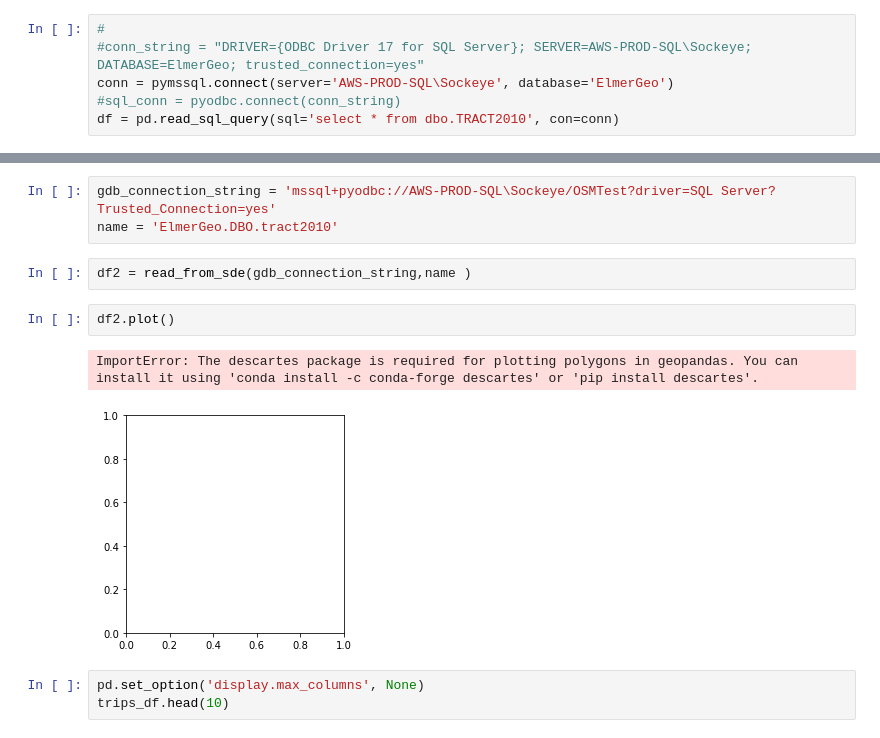
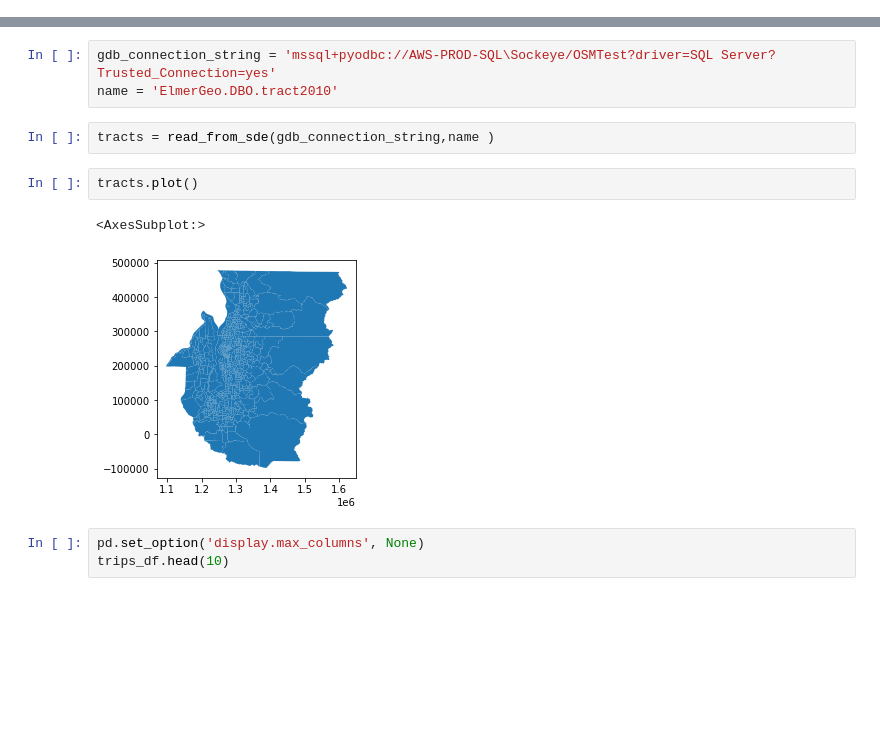
Before and after one commit to psrc/data-science, a Jupyter notebook: inrix/Inrix Sample Data Explorations.ipynb, the cells around one changed output, grey strips where cells are left out. Drawn from its saved outputs; the diff is of its cells as text; blank space fills up the shorter version.

```diff
--- a/inrix/Inrix Sample Data Explorations.ipynb
+++ b/inrix/Inrix Sample Data Explorations.ipynb
@@ -29,9 +42,3 @@ trips_df = pd.read_csv(os.path.join(data_path, 'data', 'trips.csv'), names = tri
 #vehicle data
 vehicle_header = pd.read_csv(os.path.join(data_path, 'schema', 'TripBulkReportProviderDetailsHeaders.csv'))
 vehicle_df = pd.read_csv(os.path.join(data_path, 'schema', 'TripBulkReportProviderDetails.csv'), names = vehicle_header.columns)
-# %%
-#
-#conn_string = "DRIVER={ODBC Driver 17 for SQL Server}; SERVER=AWS-PROD-SQL\Sockeye; DATABASE=ElmerGeo; trusted_connection=yes"
-conn = pymssql.connect(server='AWS-PROD-SQL\Sockeye', database='ElmerGeo')
-#sql_conn = pyodbc.connect(conn_string)
-df = pd.read_sql_query(sql='select * from dbo.TRACT2010', con=conn)
@@ -83,12 +76,12 @@ def read_from_sde(connection_string, feature_class_name,
 gdb_connection_string = 'mssql+pyodbc://AWS-PROD-SQL\Sockeye/OSMTest?driver=SQL Server?Trusted_Connection=yes'
 name = 'ElmerGeo.DBO.tract2010'
 # %%
-df2 = read_from_sde(gdb_connection_string,name )
+tracts = read_from_sde(gdb_connection_string,name )
 # %%
-df2.plot()
+tracts.plot()
 # %% [output]
-ImportError: The descartes package is required for plotting polygons in geopandas. You can install it using 'conda install -c conda-forge descartes' or 'pip install descartes'.
+<AxesSubplot:>
-[figure, old version]
+[figure, new version]
 # %%
 pd.set_option('display.max_columns', None)
 trips_df.head(10)
```
Also changed, not shown: parts of 34 cells of this notebook, 1 other file.
